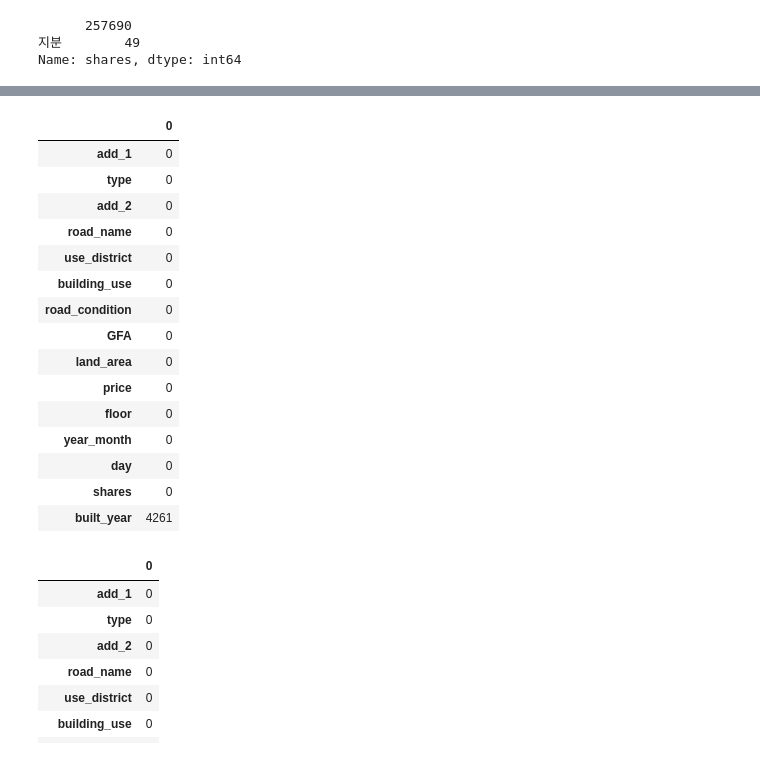
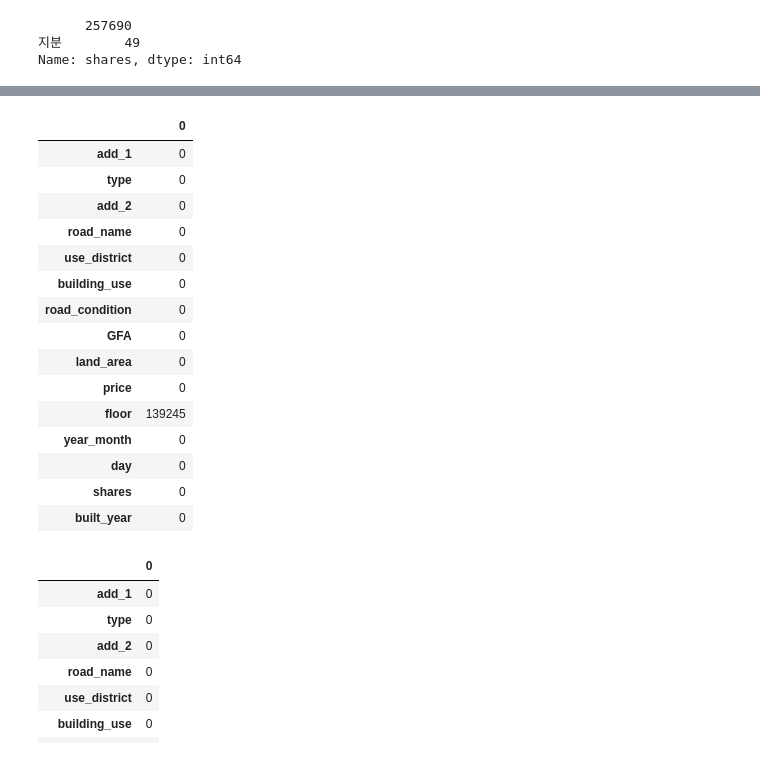
Before and after one commit to Choah/Public_data_EDA, a Jupyter notebook: 05_EDA_COMMERCE.ipynb, the cells around one changed output, grey strips where cells are left out. Drawn from its saved outputs; the diff is of its cells as text; code cells hidden in the pictures.

```diff
--- a/05_EDA_COMMERCE.ipynb
+++ b/05_EDA_COMMERCE.ipynb
@@ -244,7 +263,7 @@ c = {'8m미만':1,'12m미만':2,'25m미만':3,'25m이상':4}
 dataset['road_condition'] = dataset['road_condition'].replace(c)
 print(dataset['road_condition'].value_counts())
 
-dataset['road_condition']=dataset['road_condition']
+dataset['road_condition']=dataset['road_condition'].astype('category')
 #astype('category')...?
 # %% [output]
 4    83631
@@ -306,6 +325,9 @@ Name: day, dtype: int64
 #Edit floor - ... How to deal 'NaN'
 print(pd.value_counts(dataset['floor'].values))
 print(dataset['floor'])
+#replace NaN to None
+dataset['floor']=dataset['floor'].where((pd.notnull(dataset['floor'])),None)
+print(dataset['floor'])
 # %% [output]
  1.0     39991
  2.0     22702
@@ -399,35 +438,35 @@ Name: shares, dtype: int64
 # %%
 #Edit Shares
 #NaN값은 0.0으로 설정
 '''
 How to process observations without values?
 
 option 1. Remove the observations with Null value
 option 2. Delete the entire feature
 option 3. Fill with some value(0,mean,median ...)
 
 '''
 dataset.loc[dataset['shares'].isnull(),'shares'] = 0.0
-dataset.loc[dataset['floor'].isnull(),'floor'] = 0.0
-dataset.loc[dataset['built_year'].isnull(),'built_year'] = 0.0
+#dataset.loc[dataset['floor'].isnull(),'floor'] =''
+dataset.loc[dataset['built_year'].isnull(),'built_year'] =0.0
 dataset.isnull().sum().to_frame()
 # %% [output]
 |  | 0 |
 | add_1 | 0 |
 | type | 0 |
 | add_2 | 0 |
 | road_name | 0 |
 | use_district | 0 |
 | building_use | 0 |
 | road_condition | 0 |
 | GFA | 0 |
 | land_area | 0 |
 | price | 0 |
-| floor | 0 |
+| floor | 139245 |
 | year_month | 0 |
 | day | 0 |
 | shares | 0 |
-| built_year | 4261 |
+| built_year | 0 |
 # %%
 #  NaN ratio  -> use option 1 ...? 4261...
 
```
Also changed, not shown: parts of 49 cells of this notebook.
